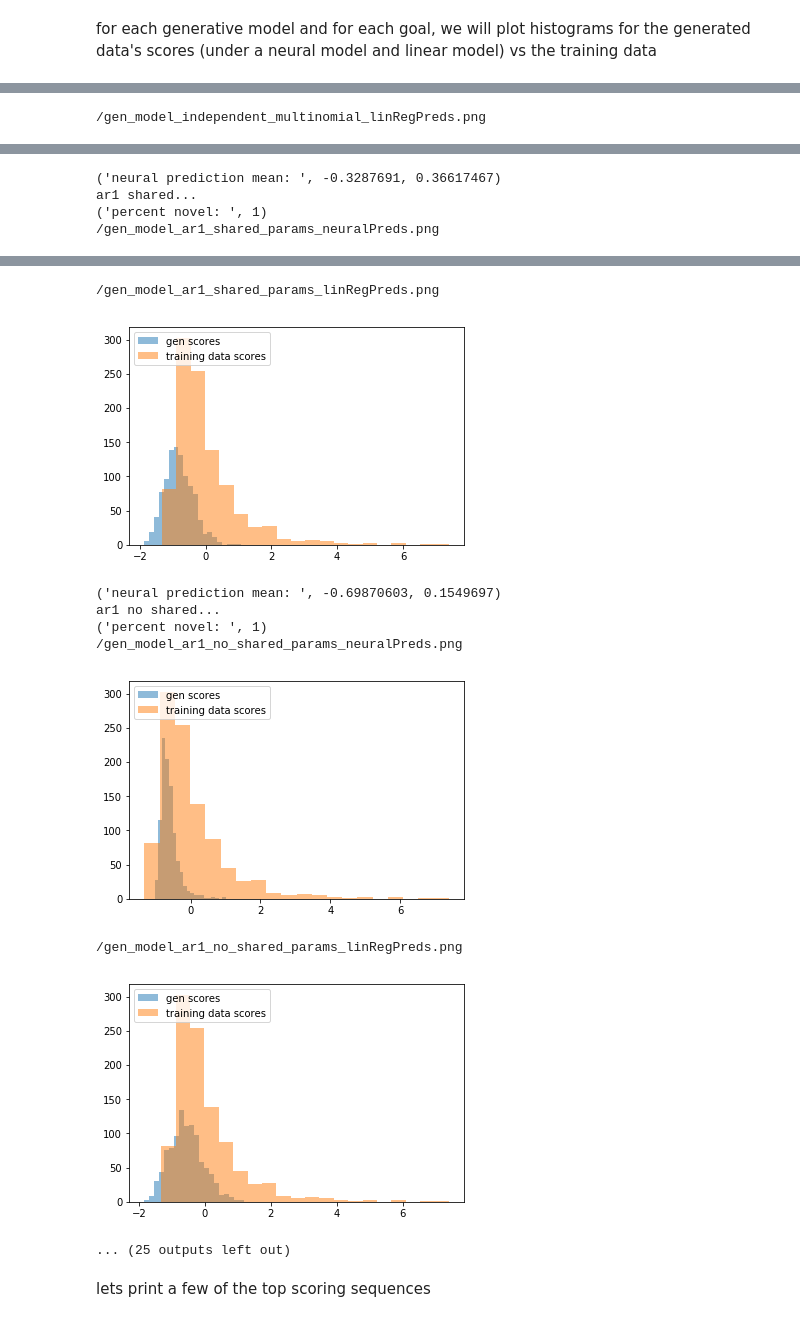
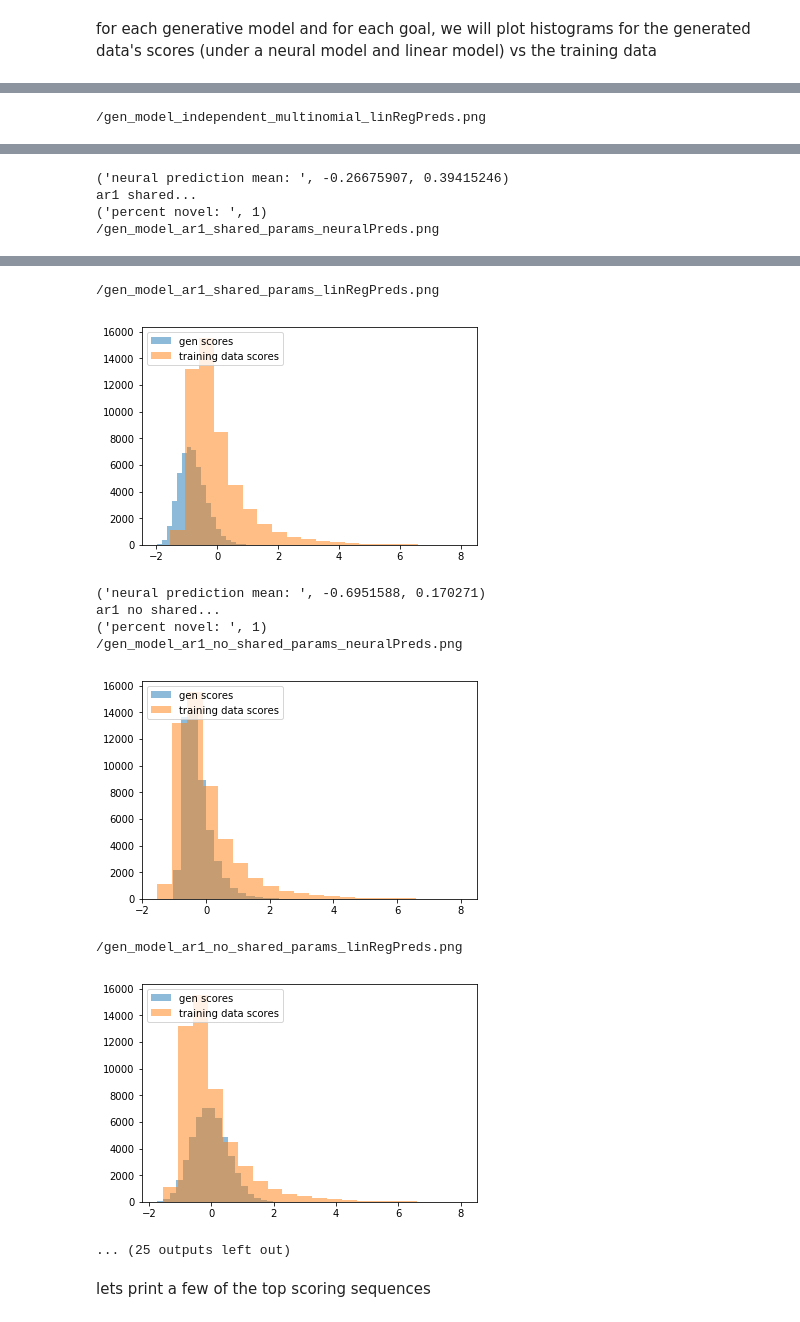
Before and after one commit to fdamani/protein_design_loop_practice, a Jupyter notebook: demo.ipynb, the cells around one changed output, grey strips where cells are left out. Saved outputs shown, nothing was run; the diff lists cells and outputs as text; code cells hidden in the pictures.

```diff
--- a/demo.ipynb
+++ b/demo.ipynb
@@ -111,7 +111,7 @@ for i in range(len(thresholds)):
         topY, topX = trainY[trainY > y_thresh], trainX[trainY > y_thresh]
 
     # randomly select a subset
-    numCompounds = 1000
+    numCompounds = 50000
     rand_inds = np.random.permutation(np.arange(len(topY)))
     topY, topX = topY[rand_inds[0:numCompounds]], topX[rand_inds[0:numCompounds]]
 
@@ -144,4 +144,4 @@ independent mult...
-('neural prediction mean: ', -0.3287691, 0.36617467)
+('neural prediction mean: ', -0.26675907, 0.39415246)
 ar1 shared...
 ('percent novel: ', 1)
 /gen_model_ar1_shared_params_neuralPreds.png
@@ -149,12 +149,12 @@ ar1 shared...
 /gen_model_ar1_shared_params_linRegPreds.png
-[figure, old version]
+[figure, new version]
-('neural prediction mean: ', -0.69870603, 0.1549697)
+('neural prediction mean: ', -0.6951588, 0.170271)
 ar1 no shared...
 ('percent novel: ', 1)
 /gen_model_ar1_no_shared_params_neuralPreds.png
-[figure, old version]
+[figure, new version]
 /gen_model_ar1_no_shared_params_linRegPreds.png
-[figure, old version]
+[figure, new version]
 ... (25 outputs left out)
 # %% [markdown]
 lets print a few of the top scoring sequences
```
Also changed, not shown: parts of 7 cells of this notebook.
